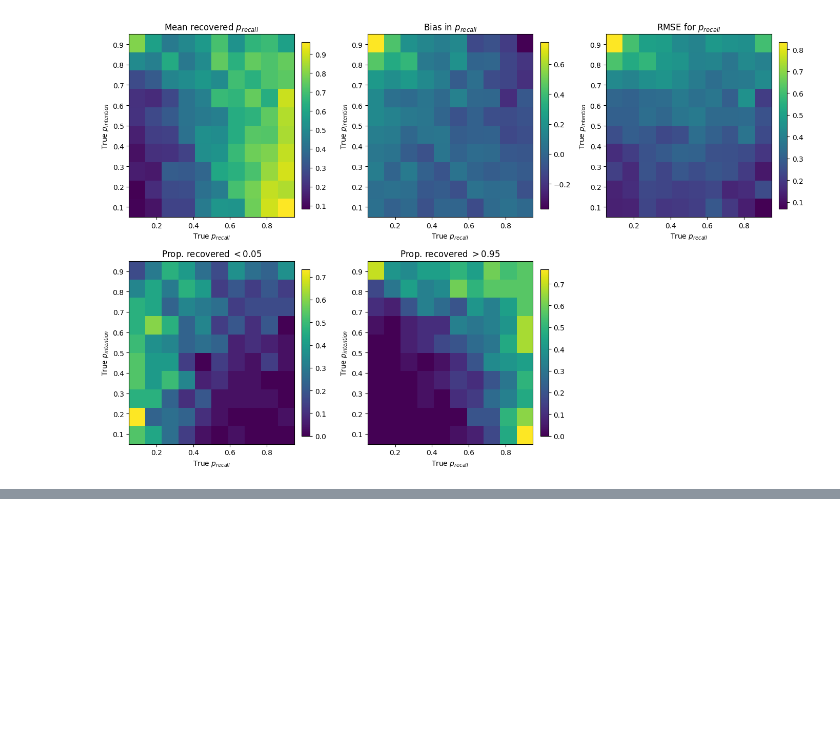
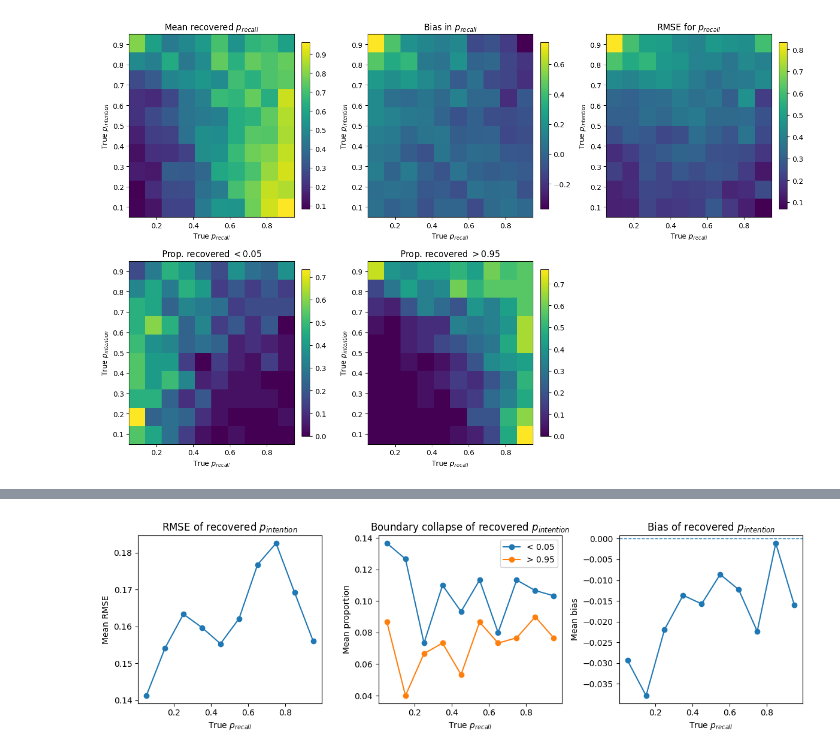
Before and after one commit to beaverjuly/metaControl_behavInhibition, a Jupyter notebook: notebooks/12yr_noInhibition_recovery.ipynb, the cells around one changed output, grey strips where cells are left out. Drawn from its saved outputs; the diff is of its cells as text; code cells hidden in the pictures; blank space fills up the shorter version.

```diff
--- a/notebooks/12yr_recovery.ipynb
+++ b/notebooks/12yr_noInhibition_recovery.ipynb
@@ -1196,0 +1275,25 @@ plt.show()
+# %%
+fig, axes = plt.subplots(1, 3, figsize=(12, 3.8))
+
+axes[0].plot(int_by_rec["true_p_recall"], int_by_rec["rmse_p_intention"], marker="o")
+axes[0].set_title("RMSE of recovered $p_{intention}$")
+axes[0].set_xlabel("True $p_{recall}$")
+axes[0].set_ylabel("Mean RMSE")
+
+axes[1].plot(int_by_rec["true_p_recall"], int_by_rec["prop_low_p_intention"], marker="o", label="< 0.05")
+axes[1].plot(int_by_rec["true_p_recall"], int_by_rec["prop_high_p_intention"], marker="o", label="> 0.95")
+axes[1].set_title("Boundary collapse of recovered $p_{intention}$")
+axes[1].set_xlabel("True $p_{recall}$")
+axes[1].set_ylabel("Mean proportion")
+axes[1].legend()
+
+axes[2].plot(int_by_rec["true_p_recall"], int_by_rec["bias_p_intention"], marker="o")
+axes[2].axhline(0, linestyle="--", linewidth=1)
+axes[2].set_title("Bias of recovered $p_{intention}$")
+axes[2].set_xlabel("True $p_{recall}$")
+axes[2].set_ylabel("Mean bias")
+
+plt.tight_layout()
+plt.show()
+# %% [output]
+[figure, added]
```
Also changed, not shown: parts of 16 cells of this notebook, 1 other file.
